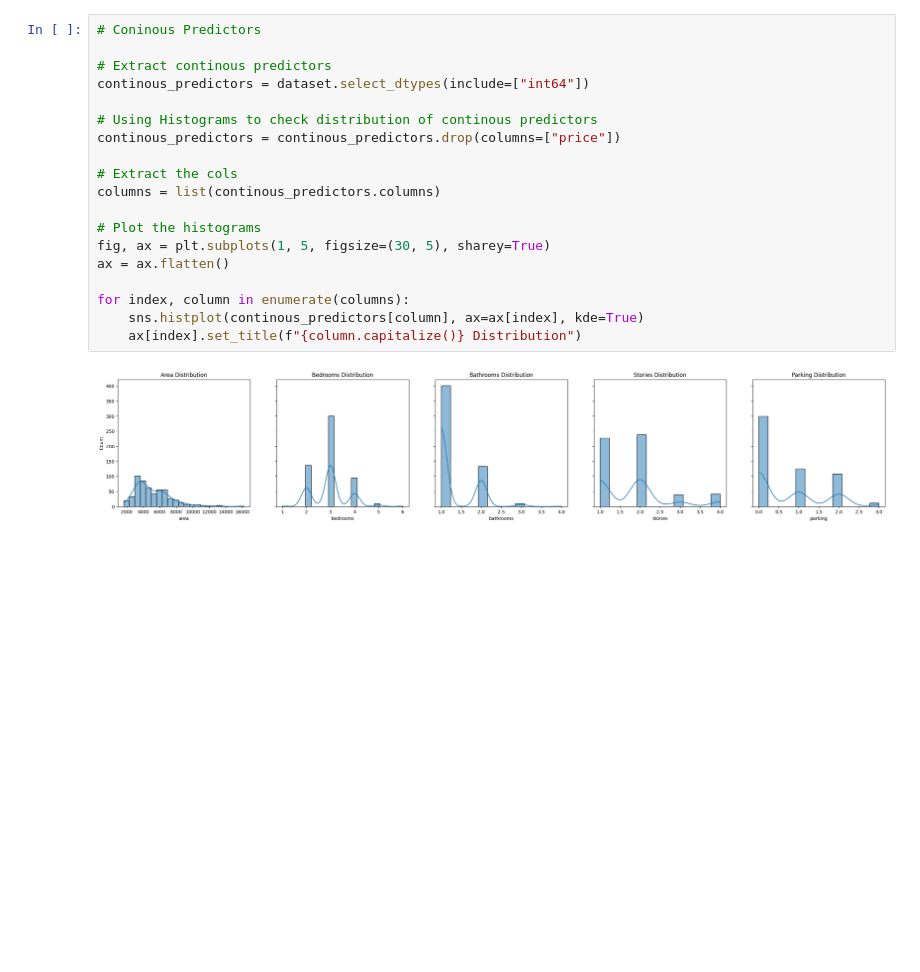
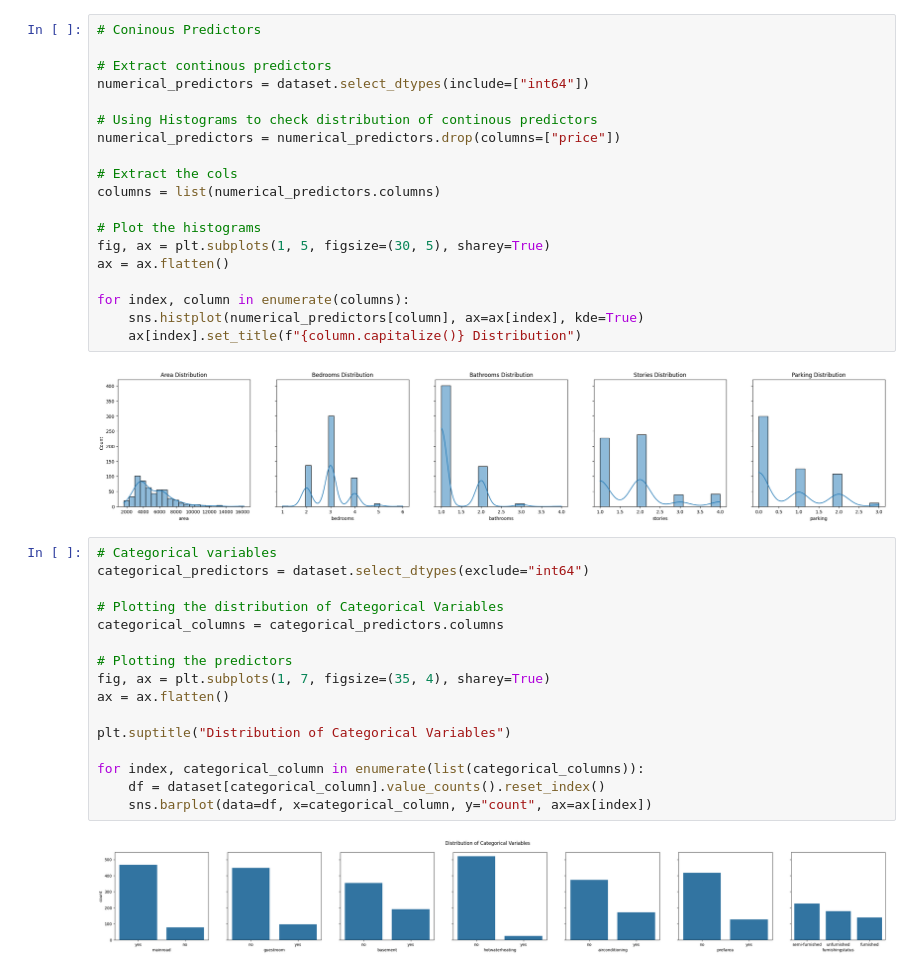
Before and after one commit to mut-rogers/House-Price-Prediction-with-Machine-Learning, a Jupyter notebook: notebook/solution.ipynb, the cells around one changed output. Cells and saved outputs as stored; diff of their text form; blank space fills up the shorter version.

```diff
--- a/notebook/solution.ipynb
+++ b/notebook/solution.ipynb
@@ -67,20 +67,38 @@ Text(0.5, 0, 'House Price (Millions)')
 # Coninous Predictors
 
 # Extract continous predictors
-continous_predictors = dataset.select_dtypes(include=["int64"])
+numerical_predictors = dataset.select_dtypes(include=["int64"])
 
 # Using Histograms to check distribution of continous predictors
-continous_predictors = continous_predictors.drop(columns=["price"])
+numerical_predictors = numerical_predictors.drop(columns=["price"])
 
 # Extract the cols
-columns = list(continous_predictors.columns)
+columns = list(numerical_predictors.columns)
 
 # Plot the histograms
 fig, ax = plt.subplots(1, 5, figsize=(30, 5), sharey=True)
 ax = ax.flatten()
 
 for index, column in enumerate(columns):
-    sns.histplot(continous_predictors[column], ax=ax[index], kde=True)
+    sns.histplot(numerical_predictors[column], ax=ax[index], kde=True)
     ax[index].set_title(f"{column.capitalize()} Distribution")
 # %% [output]
 [figure]
+# %%
+# Categorical variables
+categorical_predictors = dataset.select_dtypes(exclude="int64")
+
+# Plotting the distribution of Categorical Variables
+categorical_columns = categorical_predictors.columns
+
+# Plotting the predictors
+fig, ax = plt.subplots(1, 7, figsize=(35, 4), sharey=True)
+ax = ax.flatten()
+
+plt.suptitle("Distribution of Categorical Variables")
+
+for index, categorical_column in enumerate(list(categorical_columns)):
+    df = dataset[categorical_column].value_counts().reset_index()
+    sns.barplot(data=df, x=categorical_column, y="count", ax=ax[index])
+# %% [output]
+[figure, added]
```
Also changed, not shown: parts of 13 cells of this notebook.
